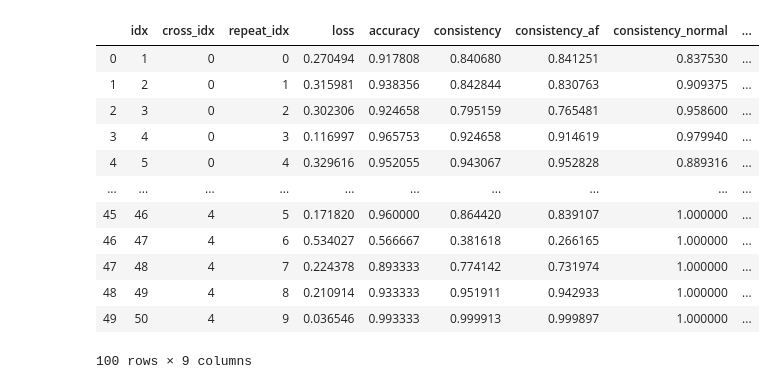
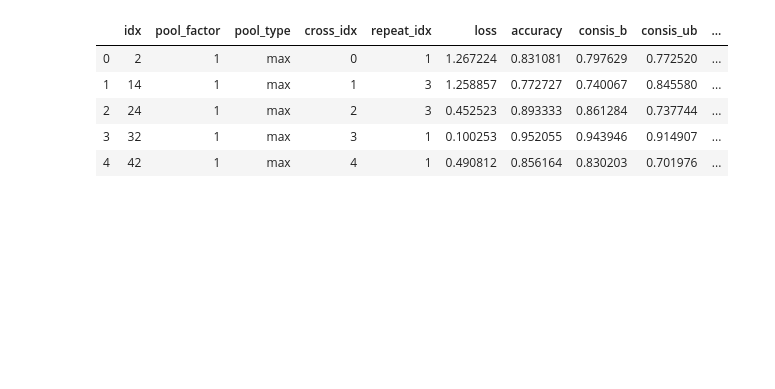
Before and after one commit to huxianyin/hu_ShiftInvarianceValidation_Biosignals2020, a Jupyter notebook: AF Detection/Analyze Result.ipynb, the cells around one changed output. Cells and saved outputs as stored; diff of their text form; code cells hidden in the pictures; blank space fills up the shorter version.

```diff
--- a/AF Detection/Analyze Result.ipynb
+++ b/AF Detection/Analyze Result.ipynb
@@ -40,16 +40,32 @@ result_df = pd.concat([result_df_max,result_df_avg],axis=0)
+# %%
+result_roots = ["./Result_CNN_pool1/","./Result_CNN_pool2/","./Result_CNN_pool3/"]
+# %%
+result_files = []
+for result_root in result_roots:
+    result_dirs = [os.path.join(result_root,i) for i in os.listdir(result_root) if "results" in i]
+    for result_dir in result_dirs:
+        result_file = os.path.join(result_dir,"new_result.csv")
+        if os.path.exists(result_file):
+            result_files.append(result_file)
+result_files.sort()
+# %%
+dfs = []
+for file in result_files:
+    df = pd.read_csv(file)
+    df = df.drop(['_'],axis=1)
+    pool_type = list(df["pool_type"])[0]
+    if pool_type == "maxblur-":
+        df["pool_type"] = ["avg" for i in range(len(df))]
+        pool_type = "avg"
+    df["marker"] = [generate_marker(pool_type) for i in range(len(df))]
+    dfs.append(df)
+result_df = pd.concat(dfs)
 # %%
-result_df
+result_df.head()
 # %% [output]
-|  | idx | cross_idx | repeat_idx | loss | accuracy | consistency | consistency_af | consistency_normal | ... |
-| 0 | 1 | 0 | 0 | 0.270494 | 0.917808 | 0.840680 | 0.841251 | 0.837530 | ... |
-| 1 | 2 | 0 | 1 | 0.315981 | 0.938356 | 0.842844 | 0.830763 | 0.909375 | ... |
-| 2 | 3 | 0 | 2 | 0.302306 | 0.924658 | 0.795159 | 0.765481 | 0.958600 | ... |
-| 3 | 4 | 0 | 3 | 0.116997 | 0.965753 | 0.924658 | 0.914619 | 0.979940 | ... |
-| 4 | 5 | 0 | 4 | 0.329616 | 0.952055 | 0.943067 | 0.952828 | 0.889316 | ... |
-| ... | ... | ... | ... | ... | ... | ... | ... | ... | ... |
-| 45 | 46 | 4 | 5 | 0.171820 | 0.960000 | 0.864420 | 0.839107 | 1.000000 | ... |
-| 46 | 47 | 4 | 6 | 0.534027 | 0.566667 | 0.381618 | 0.266165 | 1.000000 | ... |
-| 47 | 48 | 4 | 7 | 0.224378 | 0.893333 | 0.774142 | 0.731974 | 1.000000 | ... |
-| 48 | 49 | 4 | 8 | 0.210914 | 0.933333 | 0.951911 | 0.942933 | 1.000000 | ... |
-| 49 | 50 | 4 | 9 | 0.036546 | 0.993333 | 0.999913 | 0.999897 | 1.000000 | ... |
+|  | idx | pool_factor | pool_type | cross_idx | repeat_idx | loss | accuracy | consis_b | consis_ub | ... |
+| 0 | 2 | 1 | max | 0 | 1 | 1.267224 | 0.831081 | 0.797629 | 0.772520 | ... |
+| 1 | 14 | 1 | max | 1 | 3 | 1.258857 | 0.772727 | 0.740067 | 0.845580 | ... |
+| 2 | 24 | 1 | max | 2 | 3 | 0.452523 | 0.893333 | 0.861284 | 0.737744 | ... |
+| 3 | 32 | 1 | max | 3 | 1 | 0.100253 | 0.952055 | 0.943946 | 0.914907 | ... |
+| 4 | 42 | 1 | max | 4 | 1 | 0.490812 | 0.856164 | 0.830203 | 0.701976 | ... |
-100 rows × 9 columns
```
Also changed, not shown: parts of 23 cells of this notebook, 25 other files.
